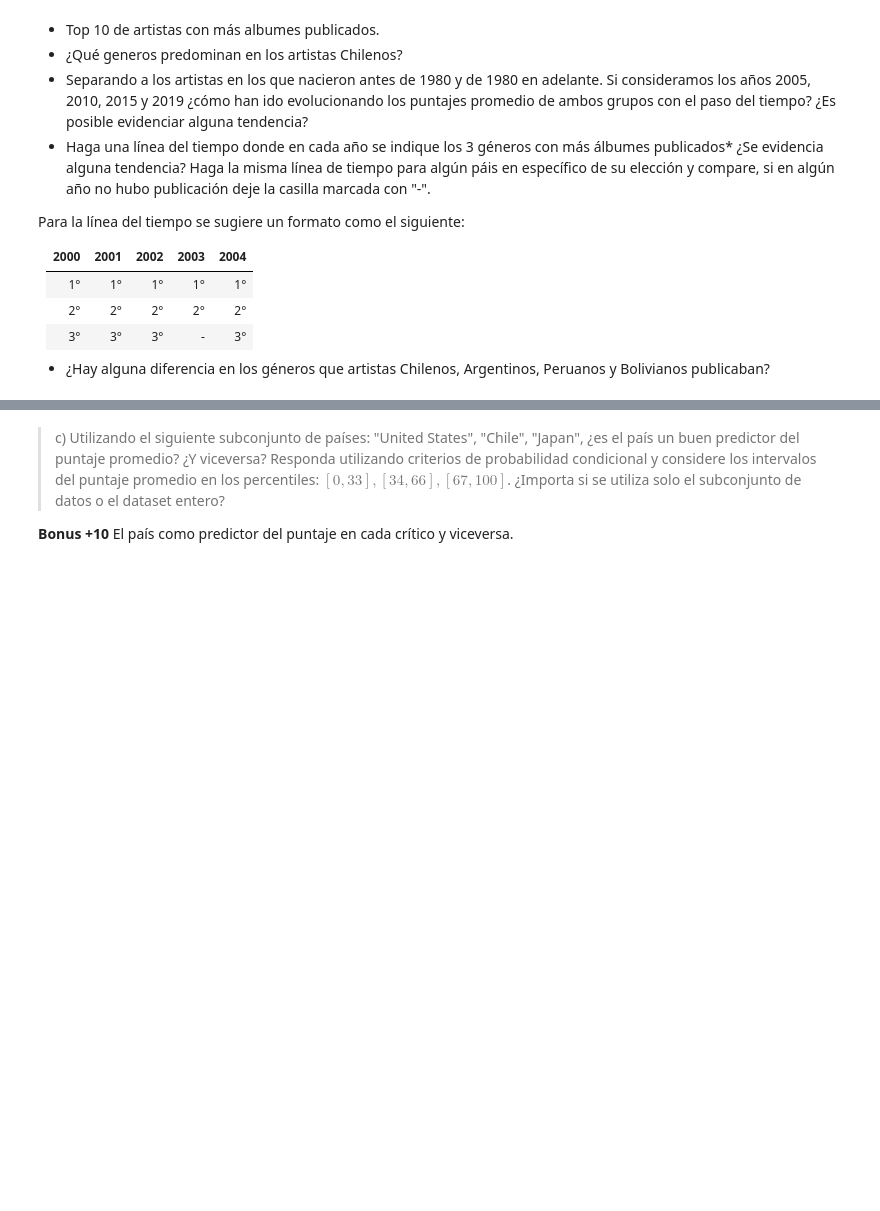
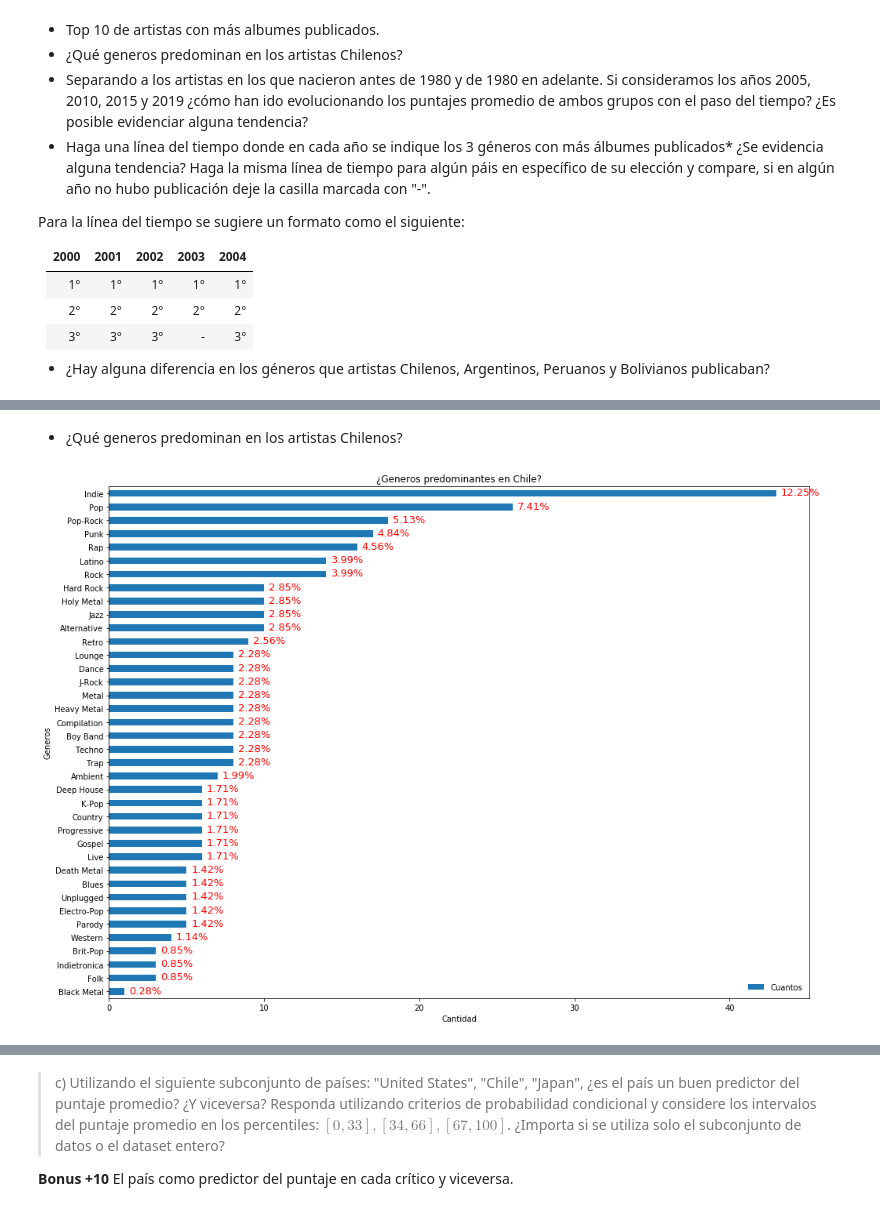
Before and after one commit to Felipitoo/estaca2, a Jupyter notebook: Laboratorio 2.ipynb, the cells around one changed output, grey strips where cells are left out. Drawn from its saved outputs; the diff is of its cells as text; code cells hidden in the pictures; blank space fills up the shorter version.

```diff
--- a/Laboratorio 2.ipynb
+++ b/Laboratorio 2.ipynb
@@ -316,0 +691,47 @@ Para la línea del tiempo se sugiere un formato como el siguiente:
+# %% [markdown]
+* ¿Qué generos predominan en los artistas Chilenos?
+# %%
+agrupados_pais = new_df.groupby("country")
+
+
+cl = agrupados_pais.get_group("Chile")
+
+unicos_gen = cl["genre"].unique()
+
+generos_cl = cl.groupby("genre")
+
+creator_cl = {"Genero" : unicos_gen}
+
+cantidades = []
+
+for gen in unicos_gen:
+    cuantos = generos_cl.get_group(gen)["id_x"].size
+    cantidades.append(cuantos)
+
+creator_cl["Cuantos"] = cantidades
+
+top_cl = pd.DataFrame(creator_cl)
+
+top_cl = top_cl.sort_values(by=['Cuantos'])
+
+
+ax = top_cl.plot(x="Genero", y="Cuantos", kind = "barh",figsize=(16,12))
+
+plt.ylabel('Generos')
+plt.xlabel('Cantidad')
+plt.title("¿Generos predominantes en Chile?")
+
+alturas = []
+
+for a in ax.patches:
+    alturas.append(a.get_width())
+
+total = sum(alturas)
+
+for i in ax.patches:
+    ax.text(i.get_width()+.3, i.get_y()+.1, str(round((i.get_width()/total)*100,2))+"%",fontsize=13, color = "red")
+ax. legend(loc='lower right', frameon=False)
+
+plt.show()
+# %% [output]
+[figure, added]
```
Also changed, not shown: parts of 25 cells of this notebook.
